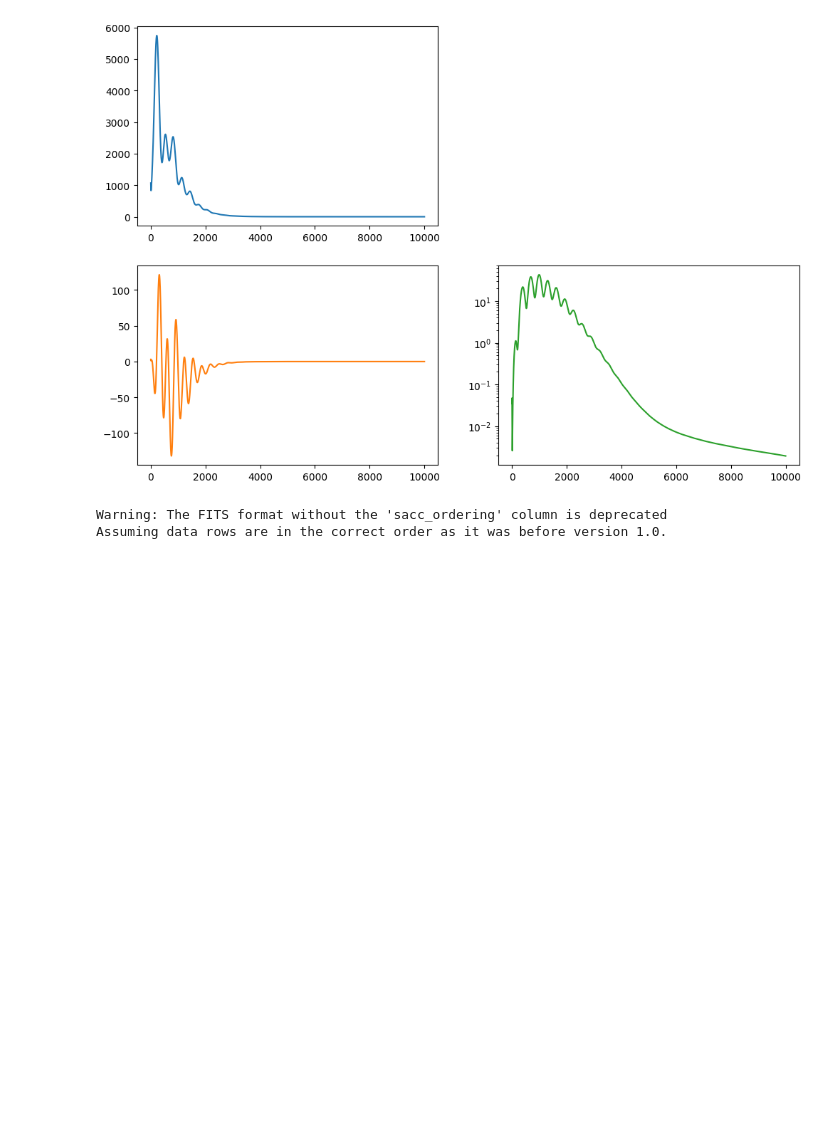
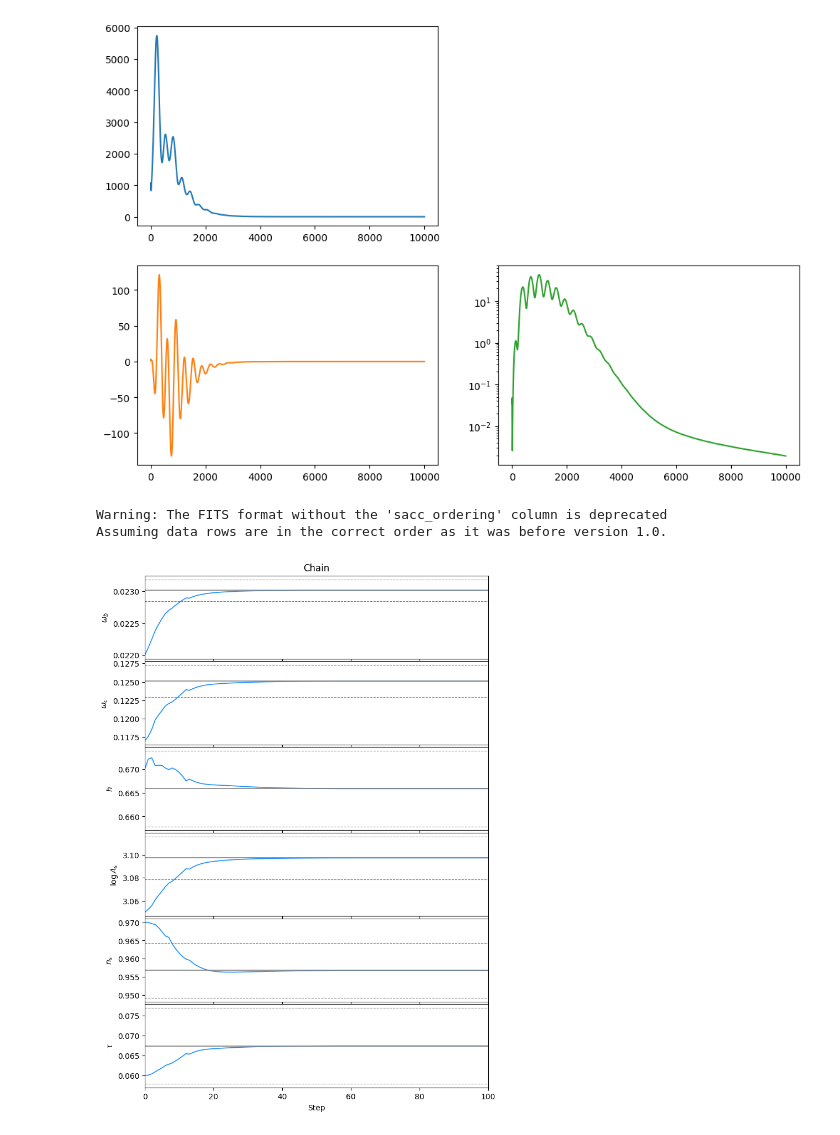
Before and after one commit to HTJense/dflike, a Jupyter notebook: notebooks/03_Cosmology.ipynb, the cells around one changed output. Cells and saved outputs as stored; diff of their text form; code cells hidden in the pictures; blank space fills up the shorter version.

Commit message:
Added utility functions.

```diff
--- a/notebooks/03_Cosmology.ipynb
+++ b/notebooks/03_Cosmology.ipynb
@@ -56,5 +57,6 @@ I0000 00:00:1786101225.541151   37025 cudart_stub.cc:31] Could not find cuda dri
 # %%
 parser = cp.YAMLParser("jense_2024_emulators/jense_2023_cmb_camb_lcdm.yaml", root_dir="jense_2024_emulators")
-emulators = parser.restore_networks()
+
+cmb_tt, cmb_te, cmb_ee = mflike_jax.util.emulators_to_jax(parser)
 # %% [output]
 Failed to restore network derived: Failed to restore network from jense_2024_emulators/jense_2023_camb_lcdm/networks/jense_2023_camb_lcdm_derived:  does not exist..
@@ -288,7 +275,45 @@ def model_logpost(param_names):
     return jax.jit(restricted_logpost)
 
 logpost_baseline = model_logpost(parameters_baseline)
-theta_baseline = jnp.array([ parameter_values[p] for p in parameters_baseline ])
+priors_baseline = [ prior_bounds[p] for p in parameters_baseline ]
 
 logpost_grad = jax.jit(jax.grad(logpost_baseline))
 logpost_hess = jax.jit(jax.hessian(logpost_baseline))
+# %%
+# We can use the mflike_jax.util.newton_raphson function to mimimize our log-posterior function.
+theta_baseline = jnp.array([ parameter_values[p] for p in parameters_baseline ])
+
+# Here we start the Newton-Raphson minimizer.
+# - this is a *minimizer*, so the *maximum* log-posterior is at the *minimum* of -log(P)
+# - we are going to take 100 steps (which should be plenty), and reduce the step size to about 30% of a full step to improve stability.
+# - we include the (optional) prior bounds, which will prevent the minimizer from
+chain = mflike_jax.util.newton_raphson(lambda x: -logpost_baseline(x), theta_baseline, 100, alpha0=0.3, param_ranges=priors_baseline, tqdm=tqdm)
+# %%
+# We estimate the covariance matrix at the final point.
+H = logpost_hess(chain[-1])
+cov = jnp.linalg.inv(-H)
+err = jnp.sqrt(jnp.diag(cov))
+# %%
+full_chain = np.array(chain)
+
+params_toplot = [ "ombh2", "omch2", "h", "logA", "ns", "tau" ]
+labels = [r"\omega_b", r"\omega_c", r"h", r"\log A_s", r"n_s", r"\tau"]
+
+fig, axes = plt.subplots(len(params_toplot), 1, figsize=(8, 12), sharex=True, gridspec_kw={"hspace":0.03, "wspace": 0.3})
+
+for i, par in enumerate(params_toplot):
+    ax = axes[i]
+    ax.set_ylabel(f"${labels[i]}$")
+
+    ix = parameters_baseline.index(par)
+    ax.plot(full_chain[:,ix], lw=1.2, c="dodgerblue")
+    ax.axhline(full_chain[-1,ix], c="grey", lw=1.2)
+    ax.axhline(full_chain[-1,ix] - err[ix], c="grey", lw=0.8, ls="--")
+    ax.axhline(full_chain[-1,ix] + err[ix], c="grey", lw=0.8, ls="--")
+
+axes[0].set_title("Chain")
+
+axes[-1].set_xlim(0, full_chain.shape[0]-1)
+axes[-1].set_xlabel(r"Step");
+# %% [output]
+[figure, added]
```
Also changed, not shown: parts of 12 cells of this notebook, 4 other files.
